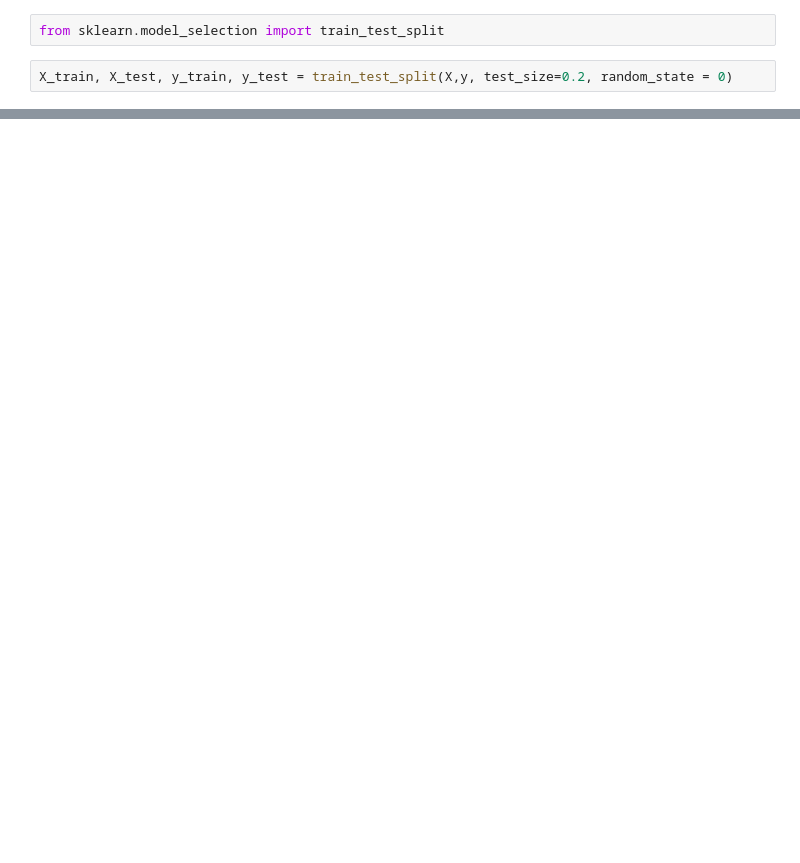
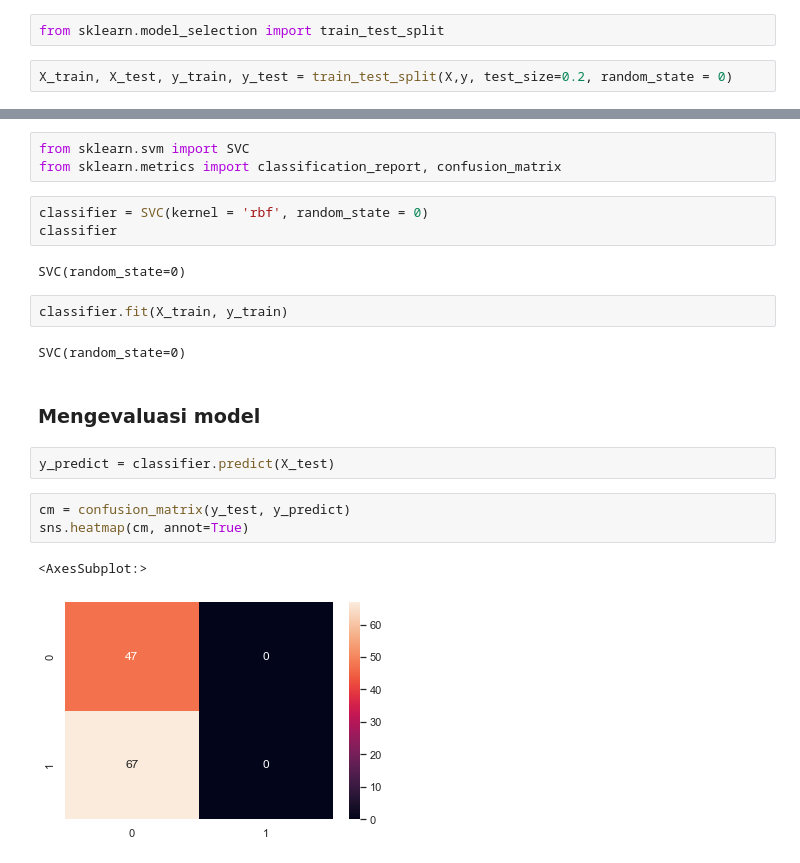
Before and after one commit to arisugiharto/Machine_Learning_Batch17, a Jupyter notebook: Final Project/My_Final_project_ML/R. Arisugiharto_FinalProject_ML_Batch_17.ipynb, the cells around one changed output, grey strips where cells are left out. Saved outputs shown, nothing was run; the diff lists cells and outputs as text; blank space fills up the shorter version.

```diff
--- a/Final Project/My_Final_project_ML/R. Arisugiharto_FinalProject_ML_Batch_17.ipynb
+++ b/Final Project/My_Final_project_ML/R. Arisugiharto_FinalProject_ML_Batch_17.ipynb
@@ -160,0 +225,22 @@ array([[1.340e+01, 2.052e+01, 8.864e+01, ..., 2.051e-01, 3.585e-01,
+# %%
+from sklearn.svm import SVC
+from sklearn.metrics import classification_report, confusion_matrix
+# %%
+classifier = SVC(kernel = 'rbf', random_state = 0)
+classifier
+# %% [output]
+SVC(random_state=0)
+# %%
+classifier.fit(X_train, y_train)
+# %% [output]
+SVC(random_state=0)
+# %% [markdown]
+### Mengevaluasi model
+# %%
+y_predict = classifier.predict(X_test)
+# %%
+cm = confusion_matrix(y_test, y_predict)
+sns.heatmap(cm, annot=True)
+# %% [output]
+<AxesSubplot:>
+[figure, added]
```
Also changed, not shown: parts of 24 cells of this notebook, 5 other files.
